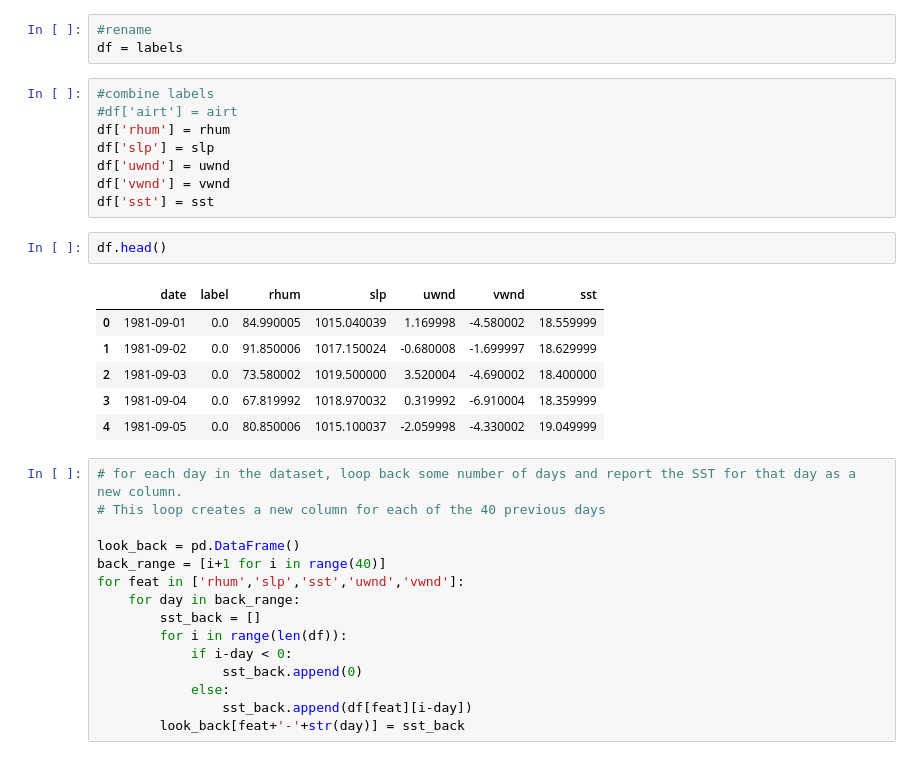
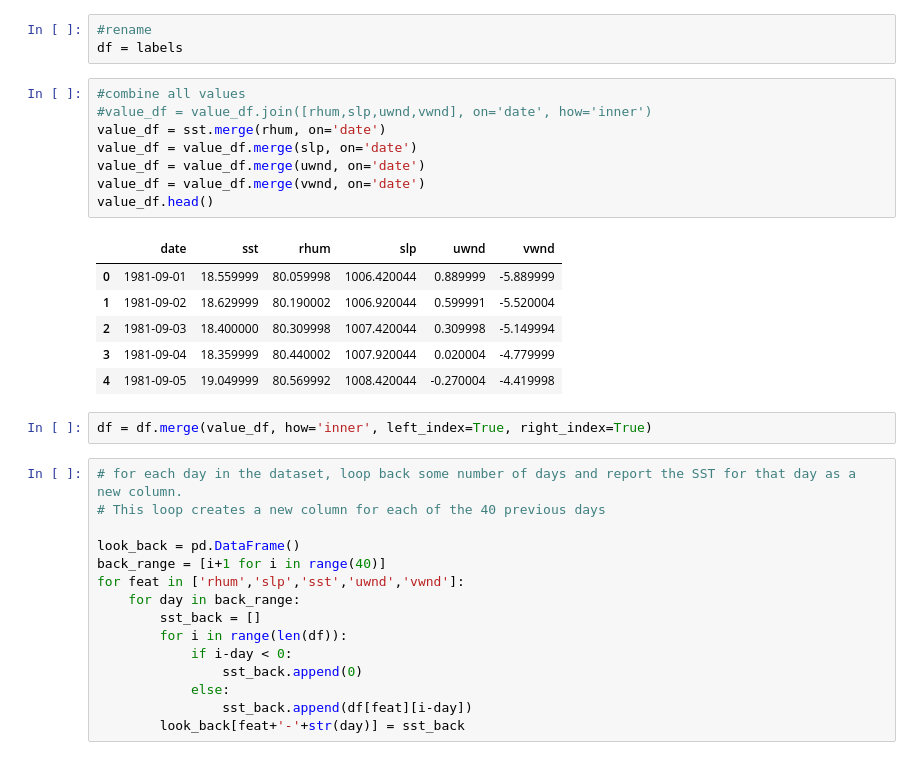
Before and after one commit to hscannell/MHW-tableau, a Jupyter notebook: code/classifier/SST Classifier.ipynb, the cells around one changed output. Saved outputs shown, nothing was run; the diff lists cells and outputs as text.

```diff
--- a/code/classifier/SST Classifier.ipynb
+++ b/code/classifier/SST Classifier.ipynb
@@ -55,23 +75,23 @@ vwnd = load_data('vwnd')
 # %%
 #rename
 df = labels
-# %%
-#combine labels
-#df['airt'] = airt
-df['rhum'] = rhum
-df['slp'] = slp
-df['uwnd'] = uwnd
-df['vwnd'] = vwnd
-df['sst'] = sst
-# %%
-df.head()
-# %% [output]
-|  | date | label | rhum | slp | uwnd | vwnd | sst |
-| 0 | 1981-09-01 | 0.0 | 84.990005 | 1015.040039 | 1.169998 | -4.580002 | 18.559999 |
-| 1 | 1981-09-02 | 0.0 | 91.850006 | 1017.150024 | -0.680008 | -1.699997 | 18.629999 |
-| 2 | 1981-09-03 | 0.0 | 73.580002 | 1019.500000 | 3.520004 | -4.690002 | 18.400000 |
-| 3 | 1981-09-04 | 0.0 | 67.819992 | 1018.970032 | 0.319992 | -6.910004 | 18.359999 |
-| 4 | 1981-09-05 | 0.0 | 80.850006 | 1015.100037 | -2.059998 | -4.330002 | 19.049999 |
+# %%
+#combine all values
+#value_df = value_df.join([rhum,slp,uwnd,vwnd], on='date', how='inner')
+value_df = sst.merge(rhum, on='date')
+value_df = value_df.merge(slp, on='date')
+value_df = value_df.merge(uwnd, on='date')
+value_df = value_df.merge(vwnd, on='date')
+value_df.head()
+# %% [output]
+|  | date | sst | rhum | slp | uwnd | vwnd |
+| 0 | 1981-09-01 | 18.559999 | 80.059998 | 1006.420044 | 0.889999 | -5.889999 |
+| 1 | 1981-09-02 | 18.629999 | 80.190002 | 1006.920044 | 0.599991 | -5.520004 |
+| 2 | 1981-09-03 | 18.400000 | 80.309998 | 1007.420044 | 0.309998 | -5.149994 |
+| 3 | 1981-09-04 | 18.359999 | 80.440002 | 1007.920044 | 0.020004 | -4.779999 |
+| 4 | 1981-09-05 | 19.049999 | 80.569992 | 1008.420044 | -0.270004 | -4.419998 |
+# %%
+df = df.merge(value_df, how='inner', left_index=True, right_index=True)
 # %%
 # for each day in the dataset, loop back some number of days and report the SST for that day as a new column.
 # This loop creates a new column for each of the 40 previous days
```
Also changed, not shown: parts of 5 cells of this notebook.
